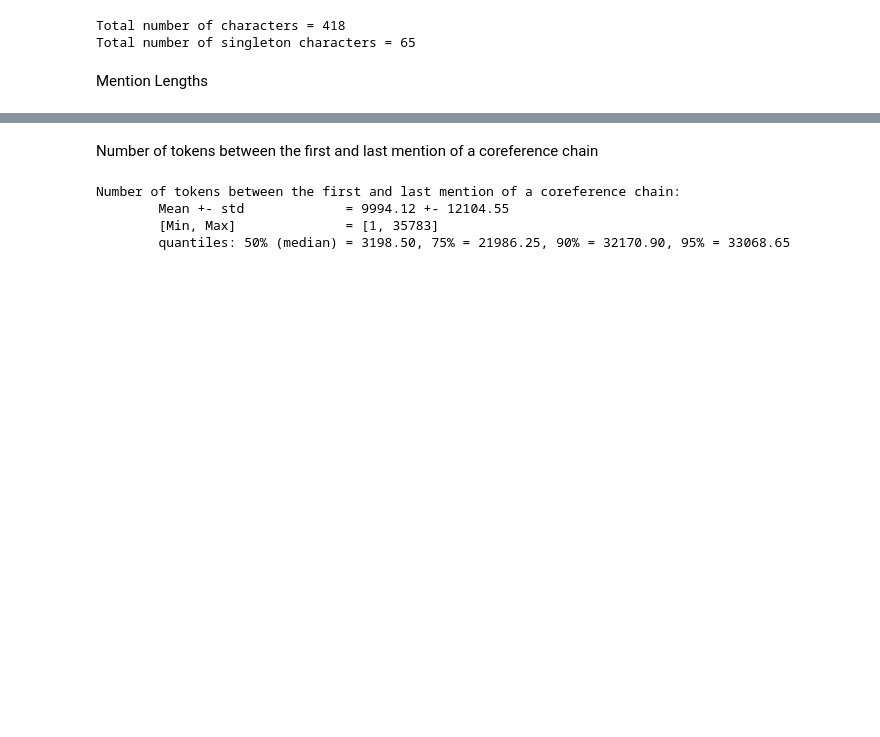
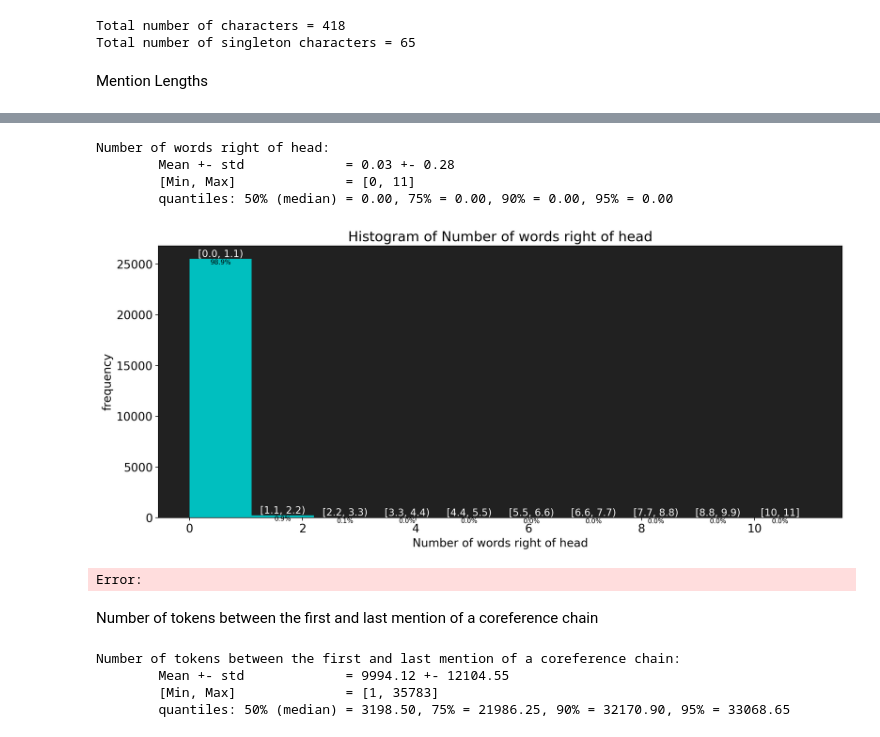
Before and after one commit to usc-sail/mica-character-coref, a Jupyter notebook: coref/movie_coref/notebooks/statistics.ipynb, the cells around one changed output, grey strips where cells are left out. Saved outputs shown, nothing was run; the diff lists cells and outputs as text; code cells hidden in the pictures; blank space fills up the shorter version.

```diff
--- a/coref/movie_coref/notebooks/statistics.ipynb
+++ b/coref/movie_coref/notebooks/statistics.ipynb
@@ -215,3 +224,12 @@ Error:
+# %%
+describe(n_words_right_of_head, "Number of words right of head")
+# %% [output]
+Number of words right of head:
+        Mean +- std             = 0.03 +- 0.28
+        [Min, Max]              = [0, 11]
+        quantiles: 50% (median) = 0.00, 75% = 0.00, 90% = 0.00, 95% = 0.00
+[figure, added]
+Error:
 # %% [markdown]
 Number of tokens between the first and last mention of a coreference chain
 # %%
```
Also changed, not shown: parts of 3 cells of this notebook, 11 other files.
